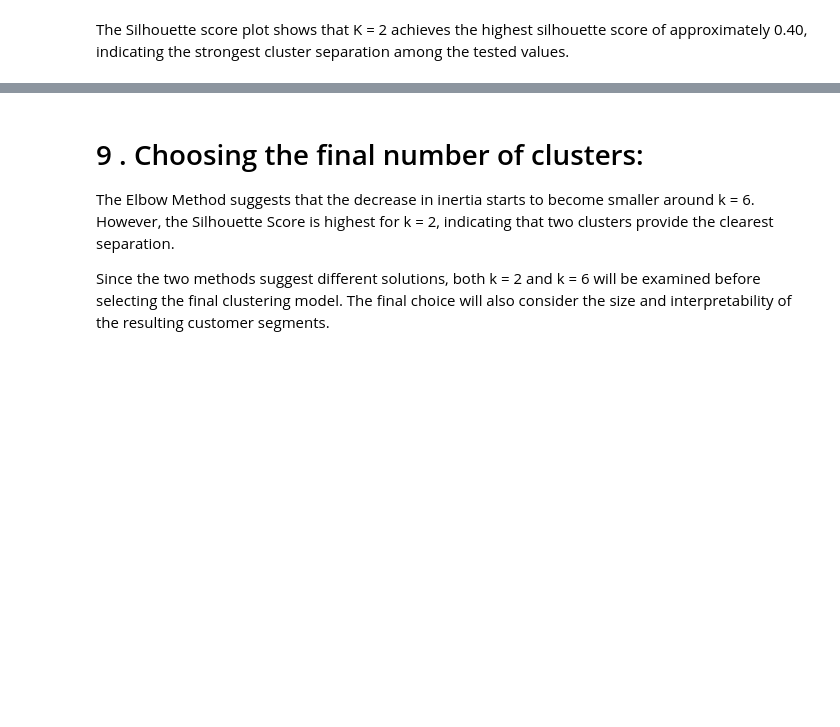
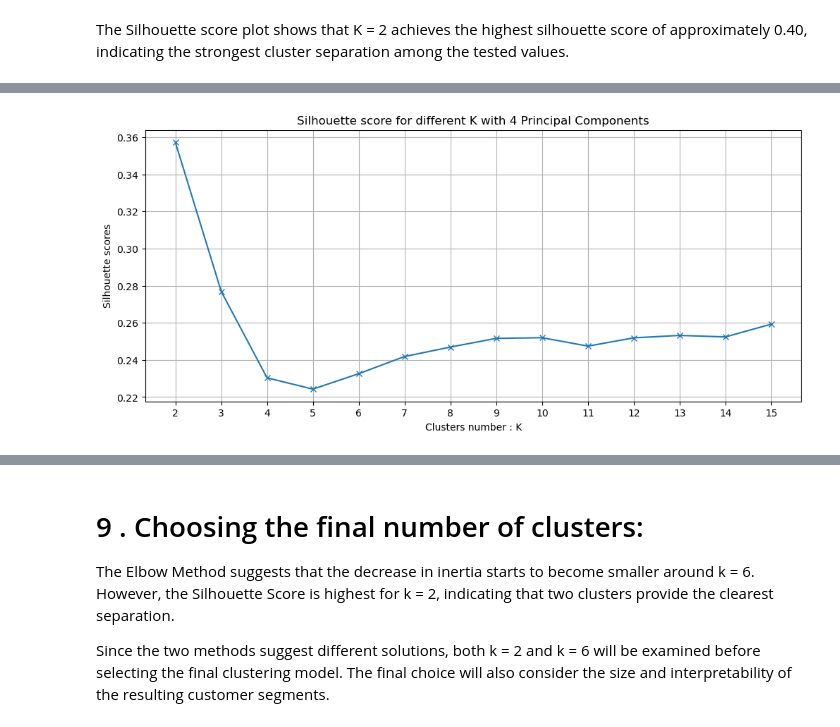
Before and after one commit to MejriFarah/customer-segmentation-project, a Jupyter notebook: scripts/pca_clustering.ipynb, the cells around one changed output, grey strips where cells are left out. Cells and saved outputs as stored; diff of their text form; code cells hidden in the pictures; blank space fills up the shorter version.

```diff
--- a/scripts/pca_clustering.ipynb
+++ b/scripts/pca_clustering.ipynb
@@ -223,0 +187,11 @@ The Silhouette score plot shows that K = 2 achieves the highest silhouette score
+# %%
+plt.figure(figsize=(12,5))
+plt.plot(k_values,silhouette_scores_4,marker="x")
+plt.xlabel("Clusters number : K")
+plt.ylabel("Silhouette scores")
+plt.title("Silhouette score for different K with 4 Principal Components")
+plt.xticks(k_values)
+plt.grid(True)
+plt.show()
+# %% [output]
+[figure, added]
```
Also changed, not shown: parts of 29 cells of this notebook.
